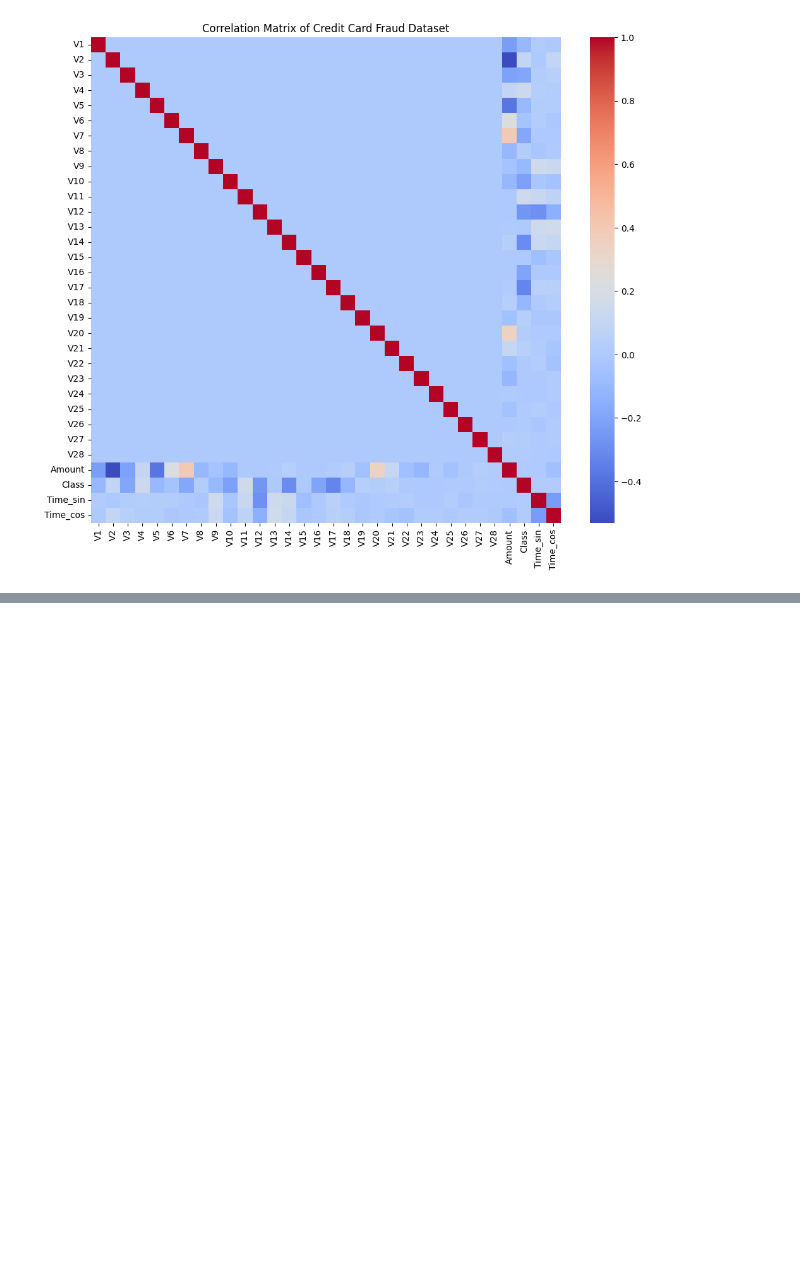
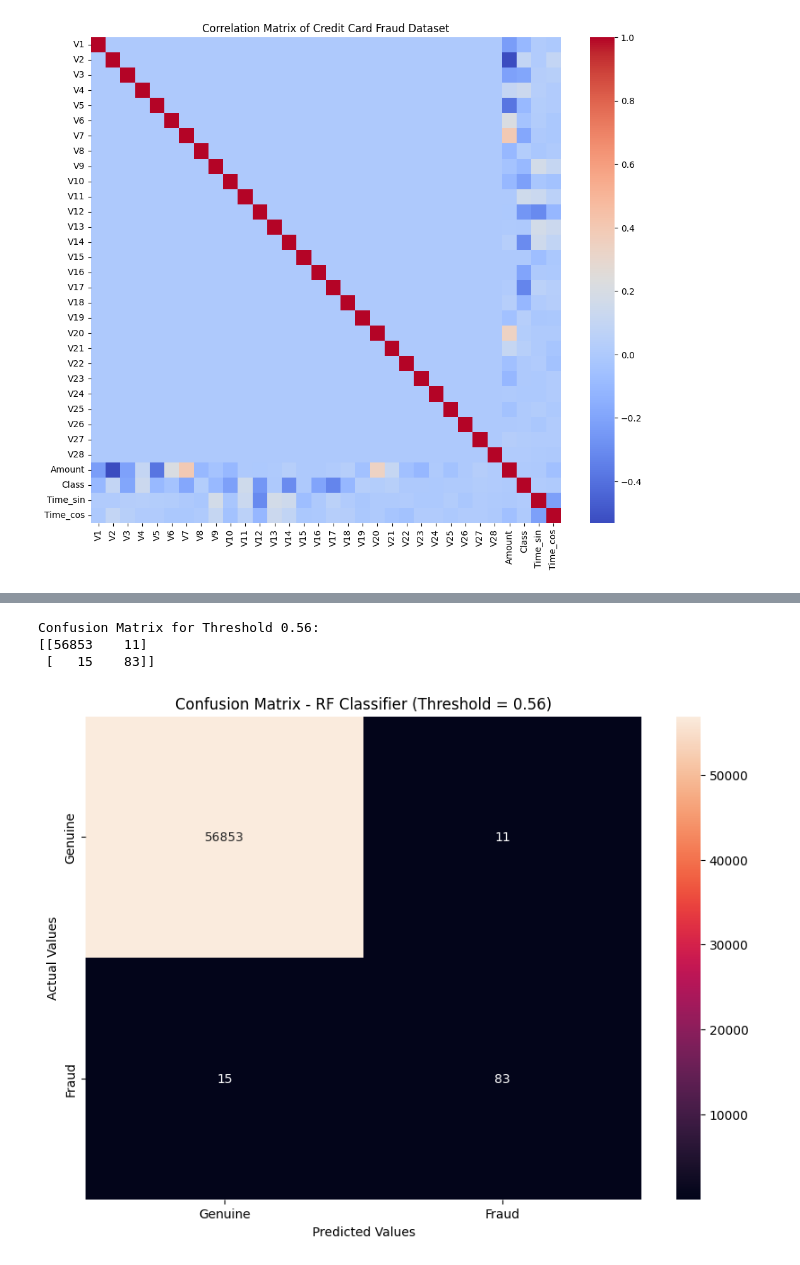
Before and after one commit to arjnmj/ML-Fraud-Detection, a Jupyter notebook: RFClassifier.ipynb, the cells around one changed output, grey strips where cells are left out. Drawn from its saved outputs; the diff is of its cells as text; code cells hidden in the pictures; blank space fills up the shorter version.

```diff
--- a/RFClassifier.ipynb
+++ b/RFClassifier.ipynb
@@ -135,0 +178,20 @@ plt.show()
+# %%
+y_scores = rf_classifier.predict_proba(X_test)[:, 1]  # Probability of the positive class
+from sklearn.metrics import precision_score, recall_score, f1_score, accuracy_score, fbeta_score
+import numpy as np
+
+thresholds = np.arange(0.0, 1.0, 0.01)
+results = []
+
+for thresh in thresholds:
+    y_pred = (y_scores >= thresh).astype(int)  # Apply threshold
+    precision = precision_score(y_test, y_pred)
+    recall = recall_score(y_test, y_pred)
+    f1 = f1_score(y_test, y_pred)
+    f2 = fbeta_score(y_test, y_pred, beta=2, zero_division=0)
+    accuracy = accuracy_score(y_test, y_pred)
+    results.append((thresh, precision, recall, f1, f2, accuracy))
+
+# Print or analyze results
+for thresh, prec, rec, f1, f2, acc in results:
+    print(f"Threshold: {thresh:.2f}, Precision: {prec:.8f}, Recall: {rec:.8f}, F1: {f1:.8f}, F2:{f2:.8f}, Accuracy: {acc:.8f}")
@@ -135,0 +216,33 @@ plt.show()
+# %%
+# prompt: confusion matric with above code for the threshold 0.56
+
+# ... (Your existing code) ...
+
+# Assuming 'y_scores' contains predicted probabilities
+# and you want the confusion matrix for a threshold of 0.56
+
+threshold = 0.56
+y_pred_thresh = (y_scores >= threshold).astype(int)
+
+# Now calculate the confusion matrix for this specific threshold
+cm_thresh = confusion_matrix(y_test, y_pred_thresh)
+
+# Print the confusion matrix
+print(f"\nConfusion Matrix for Threshold {threshold:.2f}:")
+print(cm_thresh)
+
+# Visualization for the specific threshold
+plt.figure(figsize=(10,7))
+ax = plt.subplot()
+sns.heatmap(cm_thresh, annot=True, fmt='g', ax=ax)
+ax.set_xlabel('Predicted Values')
+ax.set_ylabel('Actual Values')
+ax.set_title(f'Confusion Matrix - RF Classifier (Threshold = {threshold:.2f})')
+ax.xaxis.set_ticklabels(['Genuine','Fraud'])
+ax.yaxis.set_ticklabels(['Genuine','Fraud'])
+plt.show()
+# %% [output]
+Confusion Matrix for Threshold 0.56:
+[[56853    11]
+ [   15    83]]
+[figure, added]
```
Also changed, not shown: parts of 9 cells of this notebook.
